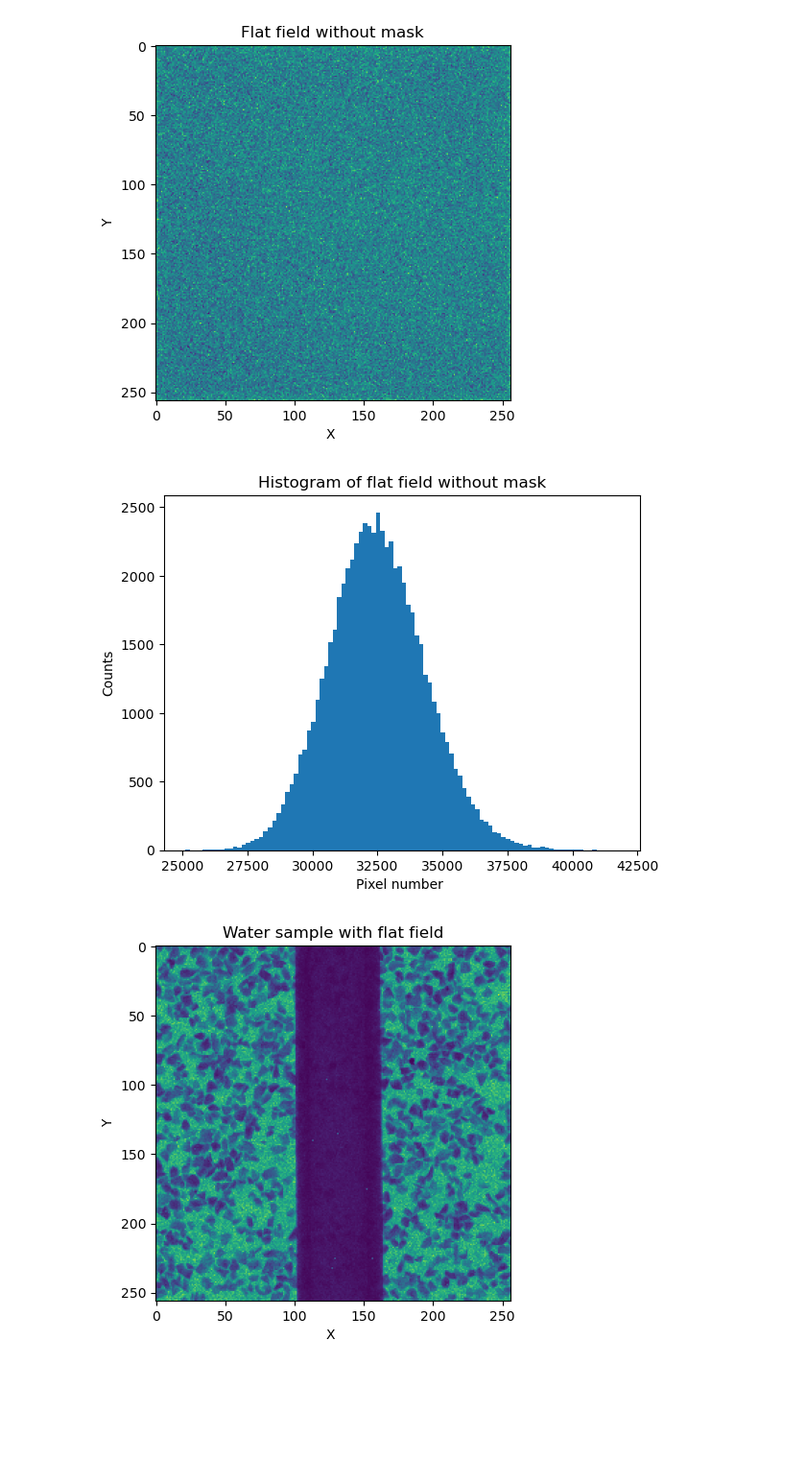
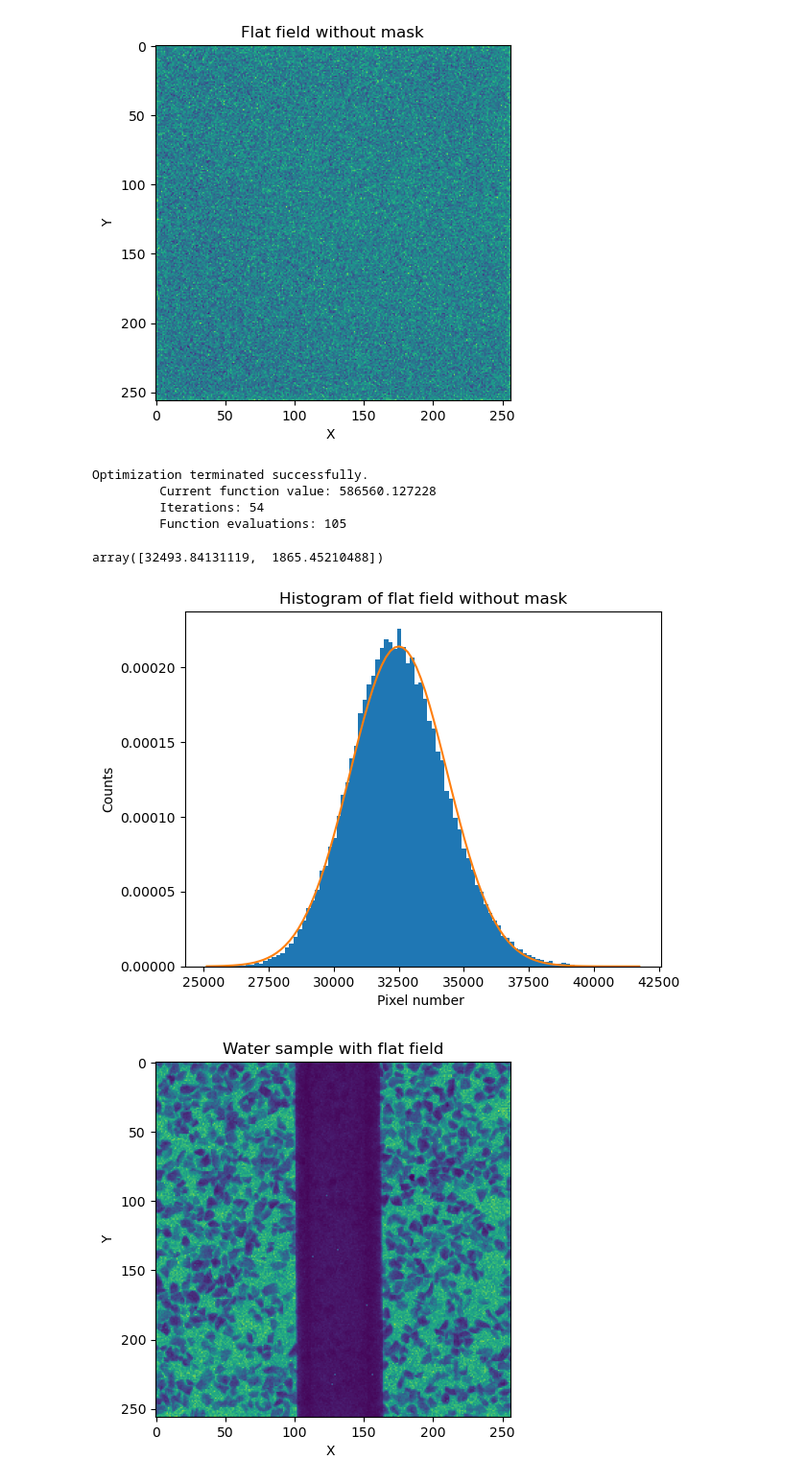
Before and after one commit to roshak1197/Speckle-X-ray, a Jupyter notebook: imagenes.ipynb, the cells around one changed output. Shown at 96% size. Drawn from its saved outputs; the diff is of its cells as text; code cells hidden in the pictures; blank space fills up the shorter version.

```diff
--- a/imagenes.ipynb
+++ b/imagenes.ipynb
@@ -76,3 +77,7 @@ plt.imshow(FF)
 plt.savefig("FF.png")
 # %% [output]
 [figure]
+# %%
+def Gaus(p,x):
+    mu,sigma = p
+    return np.exp(-(x-mu)**2/(2*sigma**2))/np.sqrt(2*np.pi*sigma**2)
@@ -79,11 +87,30 @@ plt.savefig("FF.png")
+# %%
+def JointLikelihood(p,X):
+    return -np.sum( np.log(Gaus(p,X)) )
+# %%
+nll = lambda *p: JointLikelihood(*p)
+# %%
+p0 = [32500,2000]
+param = optimize.minimize(nll,p0,args=(FF),options={"disp":True},method='Nelder-Mead')
+# %% [output]
+Optimization terminated successfully.
+         Current function value: 586560.127228
+         Iterations: 54
+         Function evaluations: 105
+# %%
+param.x
+# %% [output]
+array([32493.84131119,  1865.45210488])
 # %%
-plt.hist(np.ravel(FF), bins=100)
+_x = np.linspace(np.min(FF),np.max(FF),100)
+plt.hist(np.ravel(FF), bins=100, density=True)
+plt.plot(_x,Gaus(param.x,_x))
 plt.xlabel("Pixel number ")
 plt.ylabel("Counts")
 plt.title("Histogram of flat field without mask")
 plt.savefig("HistogramFF.png")
 # %% [output]
-[figure, old version]
+[figure, new version]
 # %%
 img2 = agua_data/FF
 img3 = FF/agua_data
```
Also changed, not shown: parts of 3 cells of this notebook.
